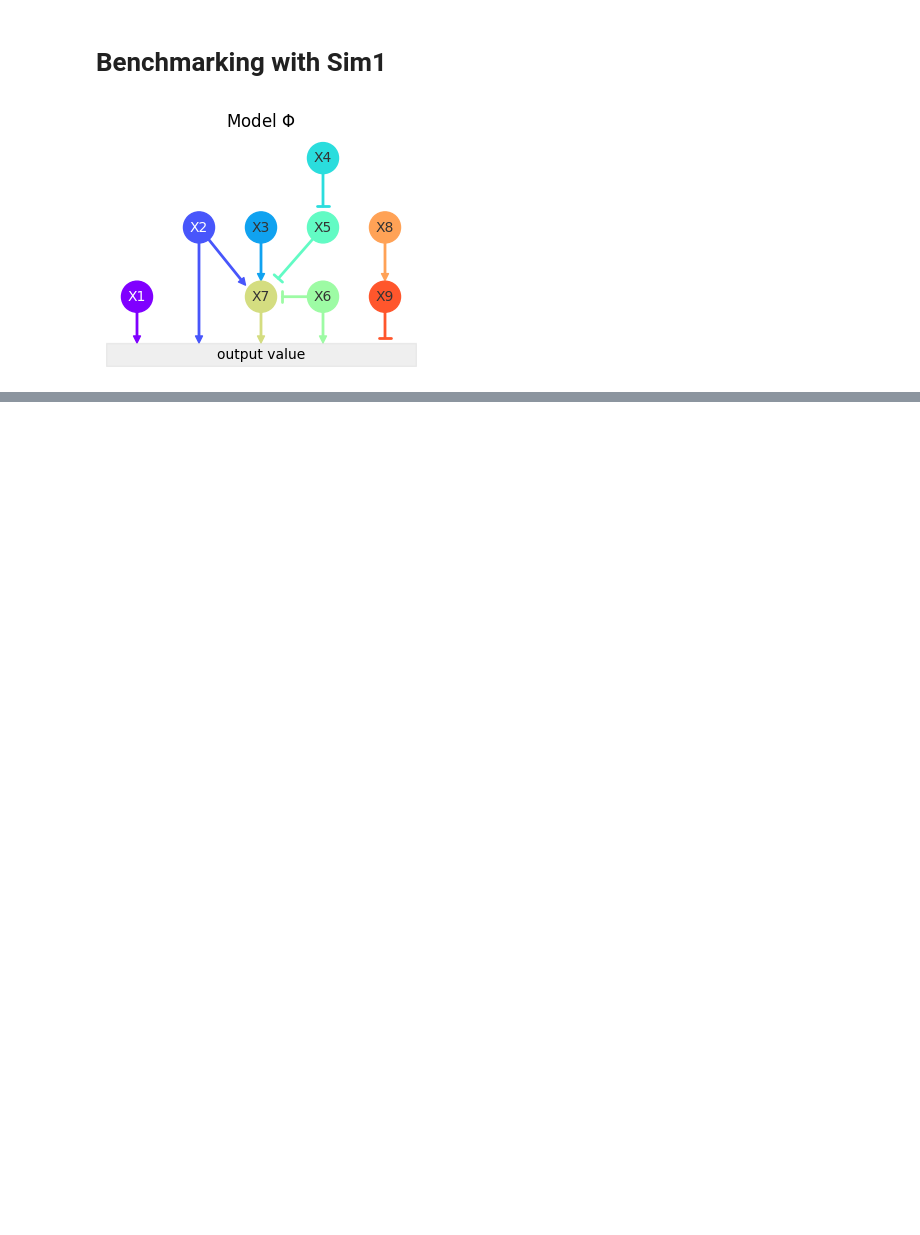
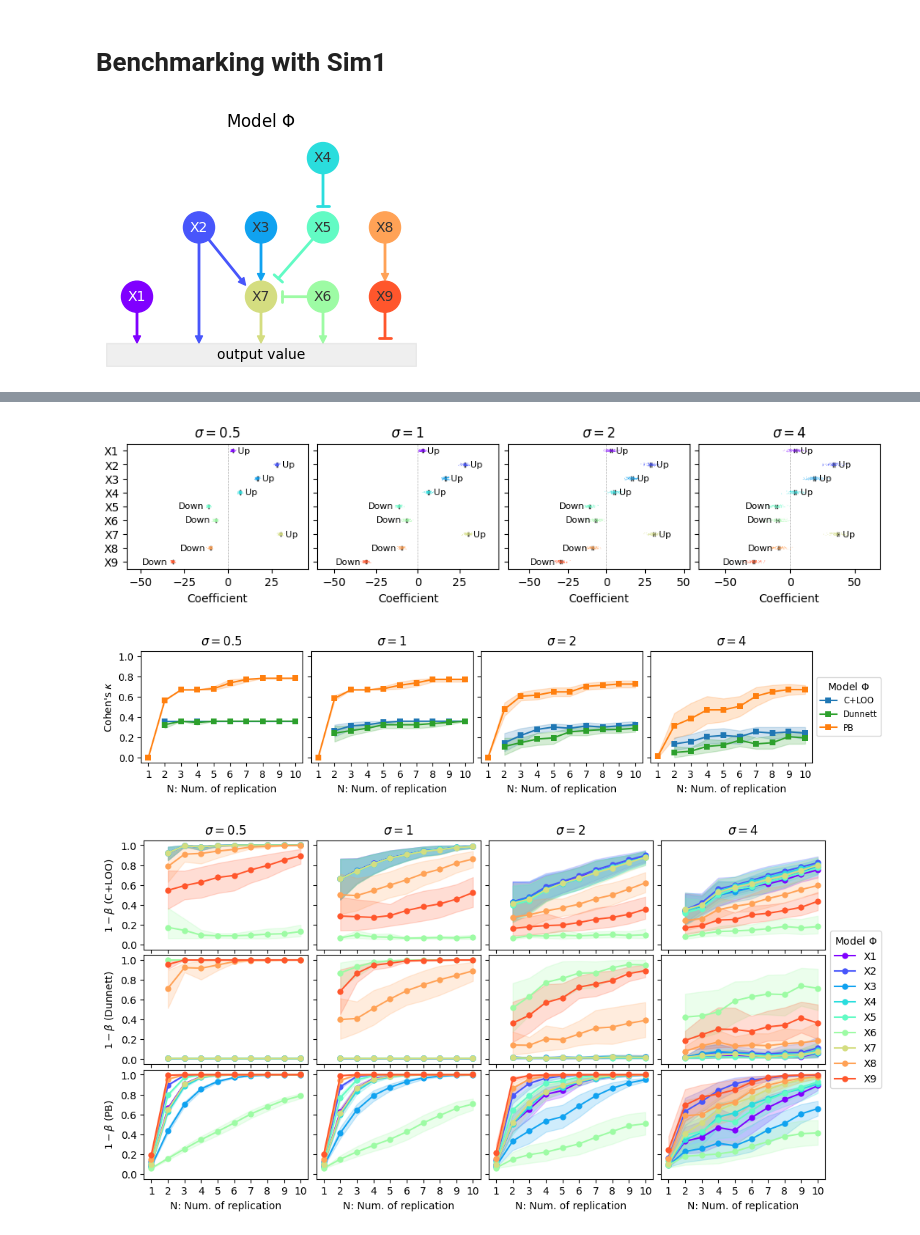
Before and after one commit to yo-aka-gene/WhyDOE, a Jupyter notebook: jupyternb/benchmark_sim1.ipynb, the cells around one changed output, grey strips where cells are left out. Drawn from its saved outputs; the diff is of its cells as text; code cells hidden in the pictures; blank space fills up the shorter version.

```diff
--- a/jupyternb/benchmark_sim1.ipynb
+++ b/jupyternb/benchmark_sim1.ipynb
@@ -18,13 +18,18 @@ from doe_modules.simulation import Sim1, MLR, AbstractSimulator, anova_power, Th
-# %%
-class Config(NamedTuple):
-    savefig: bool = True
-    out: str = outputdir
-    simulator: AbstractSimulator = Sim1
-    cmap: list = simulator().cmap
-    name: str = simulator().name
-    run_names: list = None
-    n_rep: int = 10
-    suffix: str = ""
-
-conf = Config()
+# %%
+class Config(NamedTuple):
+    savefig: bool = True
+    out: str = outputdir
+    configuration: dict = {
+        "": {"simulator": Sim1},
+    }
+    noise_arr: list = [.5, 1, 2, 4]
+    n_range: np.ndarray = np.arange(1, 11)
+    n_rep: int = 10
+    dunnett: bool = True
+    evaluation_metric: Callable = kappa
+    metric_name: str = "Cohen's $\kappa$"
+    N: int = 3
+    n_add: list = np.arange(2, 7).astype(int)
+
+conf = Config()
 # %%
@@ -415,0 +47,16 @@ if conf.savefig:
+# %%
+pipe = BenchmarkingPipeline(
+    configuration=conf.configuration,
+    noise_arr=conf.noise_arr,
+    n_range=conf.n_range,
+    n_rep=conf.n_rep,
+    dunnett=conf.dunnett,
+    evaluation_metric=conf.evaluation_metric,
+    metric_name=conf.metric_name
+)
+# %%
+pipe.plot(savefig=conf.savefig)
+# %% [output]
+[figure, added]
+[figure, added]
+[figure, added]
```
Also changed, not shown: parts of 19 cells of this notebook, 30 other files.
